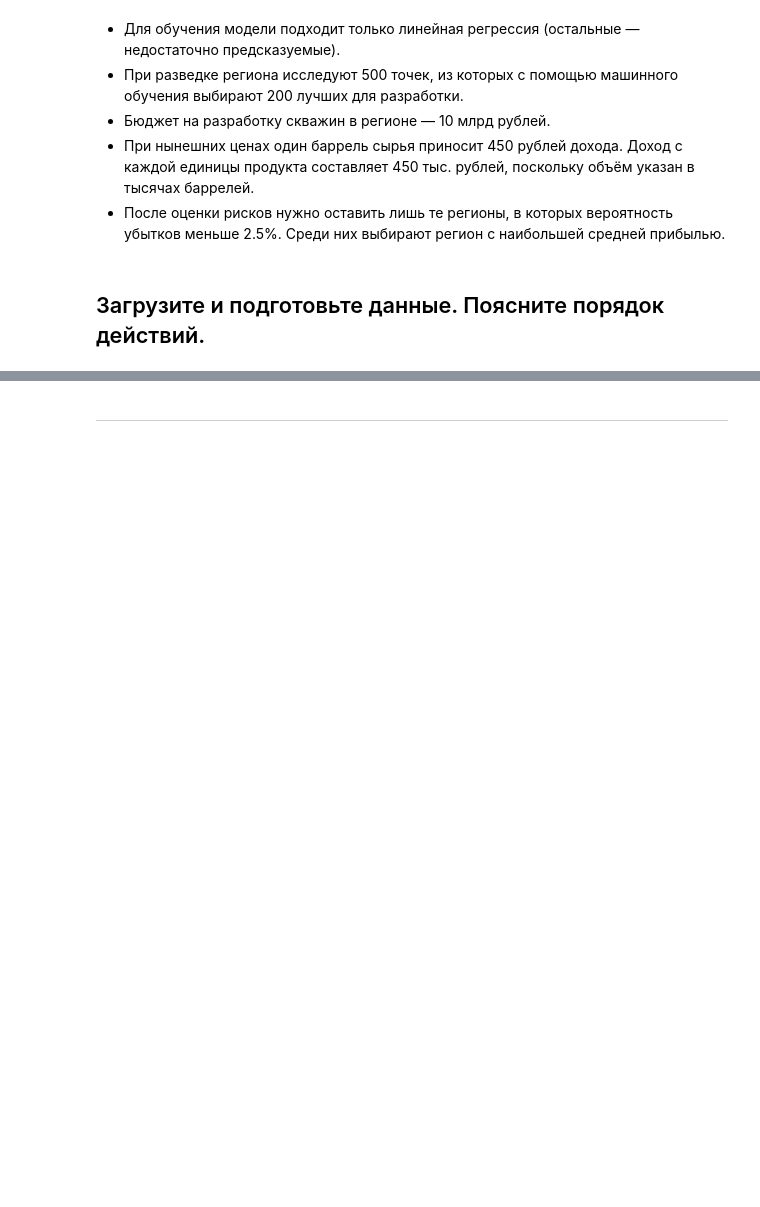
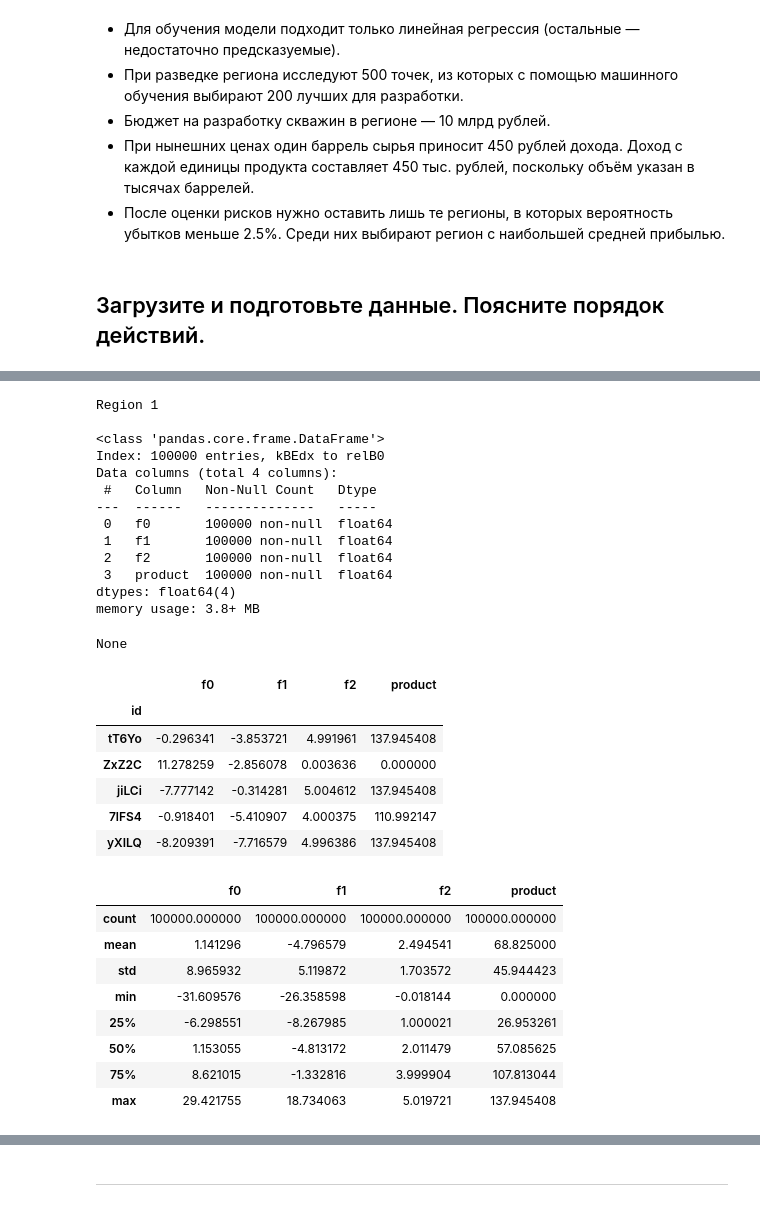
Before and after one commit to zabelin-ds/practicum, a Jupyter notebook: 08_project/sprint_11.ipynb, the cells around one changed output, grey strips where cells are left out. Saved outputs shown, nothing was run; the diff lists cells and outputs as text; code cells hidden in the pictures; blank space fills up the shorter version.

```diff
--- a/08_project/sprint_11.ipynb
+++ b/08_project/sprint_11.ipynb
@@ -179,6 +240,39 @@ display(
 # %%
+print('Region 1', end='\n\n')
 display(
     geo_data_one.info(),
-    geo_data_one.head()
+    geo_data_one.sample(5),
+    geo_data_one.describe(),
 )
+# %% [output]
+Region 1
+
+<class 'pandas.core.frame.DataFrame'>
+Index: 100000 entries, kBEdx to relB0
+Data columns (total 4 columns):
+ #   Column   Non-Null Count   Dtype
+---  ------   --------------   -----
+ 0   f0       100000 non-null  float64
+ 1   f1       100000 non-null  float64
+ 2   f2       100000 non-null  float64
+ 3   product  100000 non-null  float64
+dtypes: float64(4)
+memory usage: 3.8+ MB
+None
+|  | f0 | f1 | f2 | product |
+| id |  |  |  |  |
+| tT6Yo | -0.296341 | -3.853721 | 4.991961 | 137.945408 |
+| ZxZ2C | 11.278259 | -2.856078 | 0.003636 | 0.000000 |
+| jiLCi | -7.777142 | -0.314281 | 5.004612 | 137.945408 |
+| 7lFS4 | -0.918401 | -5.410907 | 4.000375 | 110.992147 |
+| yXILQ | -8.209391 | -7.716579 | 4.996386 | 137.945408 |
+|  | f0 | f1 | f2 | product |
+| count | 100000.000000 | 100000.000000 | 100000.000000 | 100000.000000 |
+| mean | 1.141296 | -4.796579 | 2.494541 | 68.825000 |
+| std | 8.965932 | 5.119872 | 1.703572 | 45.944423 |
+| min | -31.609576 | -26.358598 | -0.018144 | 0.000000 |
+| 25% | -6.298551 | -8.267985 | 1.000021 | 26.953261 |
+| 50% | 1.153055 | -4.813172 | 2.011479 | 57.085625 |
+| 75% | 8.621015 | -1.332816 | 3.999904 | 107.813044 |
+| max | 29.421755 | 18.734063 | 5.019721 | 137.945408 |
 # %%
```
Also changed, not shown: parts of 15 cells of this notebook, 2 other files.
